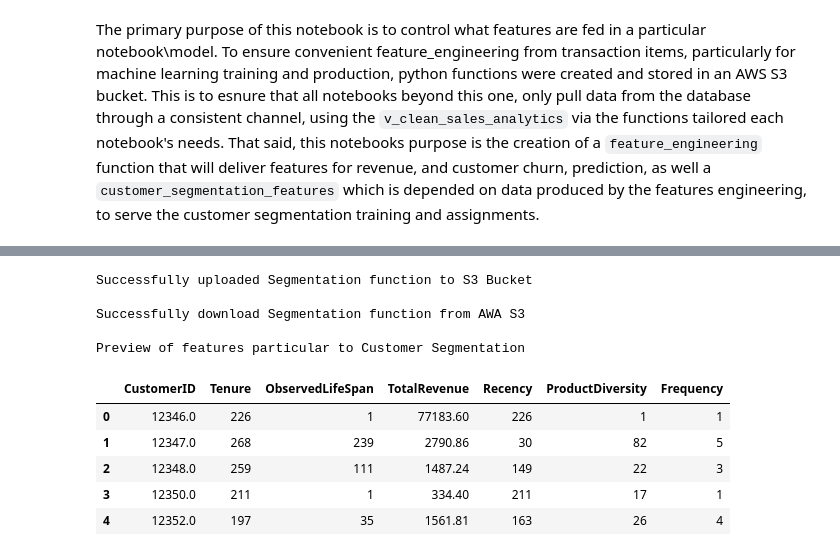
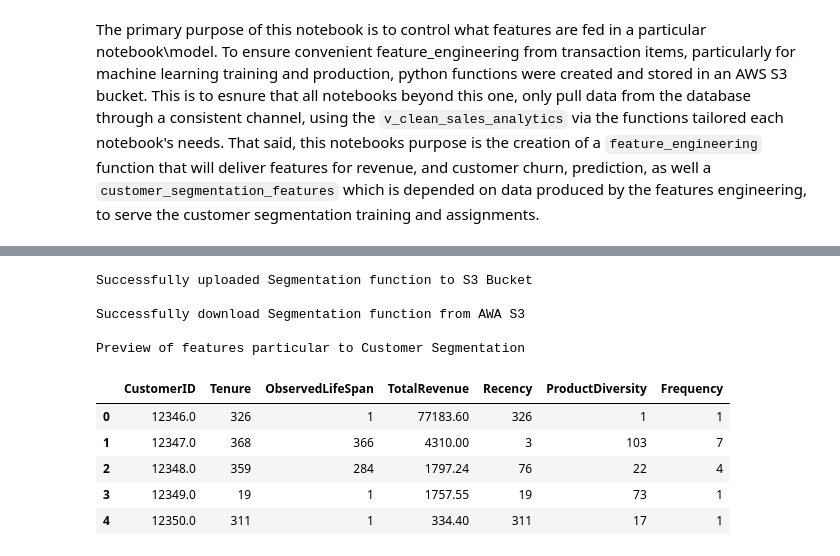
Before and after one commit to mundundan-star/online-retail-customer-analytics, a Jupyter notebook: 2.0 Feature_Engineering.ipynb, the cells around one changed output, grey strips where cells are left out. Saved outputs shown, nothing was run; the diff lists cells and outputs as text; code cells hidden in the pictures.

```diff
--- a/2.0 Feature_Engineering.ipynb
+++ b/2.0 Feature_Engineering.ipynb
@@ -4,7 +4,7 @@
 The primary purpose of this notebook is to control what features are fed in a particular notebook\model.
 To ensure convenient feature_engineering from transaction items, particularly for machine learning training and production, python functions were created and stored in an AWS S3 bucket. This is to esnure that all notebooks beyond this one, only pull data from the database through a consistent channel, using the `v_clean_sales_analytics` via the functions tailored each notebook's needs. That said, this notebooks purpose is the creation of a `feature_engineering` function that will deliver features for revenue, and customer churn, prediction, as well a `customer_segmentation_features` which is depended on data produced by the features engineering, to serve the customer segmentation training and assignments.
 # %%
-#!pip install boto3
+!pip install boto3
 import pandas as pd
 import numpy as np
 import seaborn as sns
@@ -48,6 +48,7 @@ def feature_engineering(df):
        TotalRevenue = ("Revenue", "sum")
     )
 
+    cust_data["CohortMonth"] = cust_data["FirstPurchase"].dt.to_period("M")
     cust_data["Recency"] = 1 + (end_date - cust_data["LastPurchase"]).dt.days
     cust_data["Tenure"] = 1 + (end_date - cust_data["FirstPurchase"]).dt.days
     cust_data["ObservedLifeSpan"] = 1 + (cust_data["LastPurchase"] - cust_data["FirstPurchase"]).dt.days
@@ -95,13 +96,12 @@ engine = create_engine(userdata.get("NEON_DATABASE_URL"))
 query = """
 SELECT *
 FROM v_clean_sales_analytics
-WHERE "InvoiceDate" <= '2011-08-31'
 """
 
 df = pd.read_sql(text(query), con = engine)
 
-df = feature_engineering(df)
+df0 = feature_engineering(df)
 print('Preview of Features')
-print(df.info())
-df
+print(df0.info())
+df0
 # %% [output]
@@ -148,37 +148,37 @@ with open("segmentation_features.py", "w") as f:
     "Tenure",
     "ObservedLifeSpan",
     "TotalRevenue",
     "Recency",
     "ProductDiversity",
     "Frequency"]
 
     return df[features]""")
 
 s3.upload_file("segmentation_features.py", bucket_name, "functions/segmentation_features.py")
 print("Successfully uploaded Segmentation function to S3 Bucket")
 
 s3.download_file(bucket_name, "functions/segmentation_features.py", "segmentation_features.py")
 print("\nSuccessfully download Segmentation function from AWA S3")
 
 sys.path.append(os.getcwd())
 import segmentation_features
 
 importlib.reload(segmentation_features)
 
 from segmentation_features import segmentation_features
 
-df = segmentation_features(df)
+df1 = segmentation_features(df0)
 print("\nPreview of features particular to Customer Segmentation")
-df.head()
+df1.head()
 # %% [output]
 Successfully uploaded Segmentation function to S3 Bucket
 
 Successfully download Segmentation function from AWA S3
 
 Preview of features particular to Customer Segmentation
 |  | CustomerID | Tenure | ObservedLifeSpan | TotalRevenue | Recency | ProductDiversity | Frequency |
-| 0 | 12346.0 | 226 | 1 | 77183.60 | 226 | 1 | 1 |
-| 1 | 12347.0 | 268 | 239 | 2790.86 | 30 | 82 | 5 |
-| 2 | 12348.0 | 259 | 111 | 1487.24 | 149 | 22 | 3 |
-| 3 | 12350.0 | 211 | 1 | 334.40 | 211 | 17 | 1 |
-| 4 | 12352.0 | 197 | 35 | 1561.81 | 163 | 26 | 4 |
+| 0 | 12346.0 | 326 | 1 | 77183.60 | 326 | 1 | 1 |
+| 1 | 12347.0 | 368 | 366 | 4310.00 | 3 | 103 | 7 |
+| 2 | 12348.0 | 359 | 284 | 1797.24 | 76 | 22 | 4 |
+| 3 | 12349.0 | 19 | 1 | 1757.55 | 19 | 73 | 1 |
+| 4 | 12350.0 | 311 | 1 | 334.40 | 311 | 17 | 1 |
```
Also changed, not shown: parts of 2 cells of this notebook.
